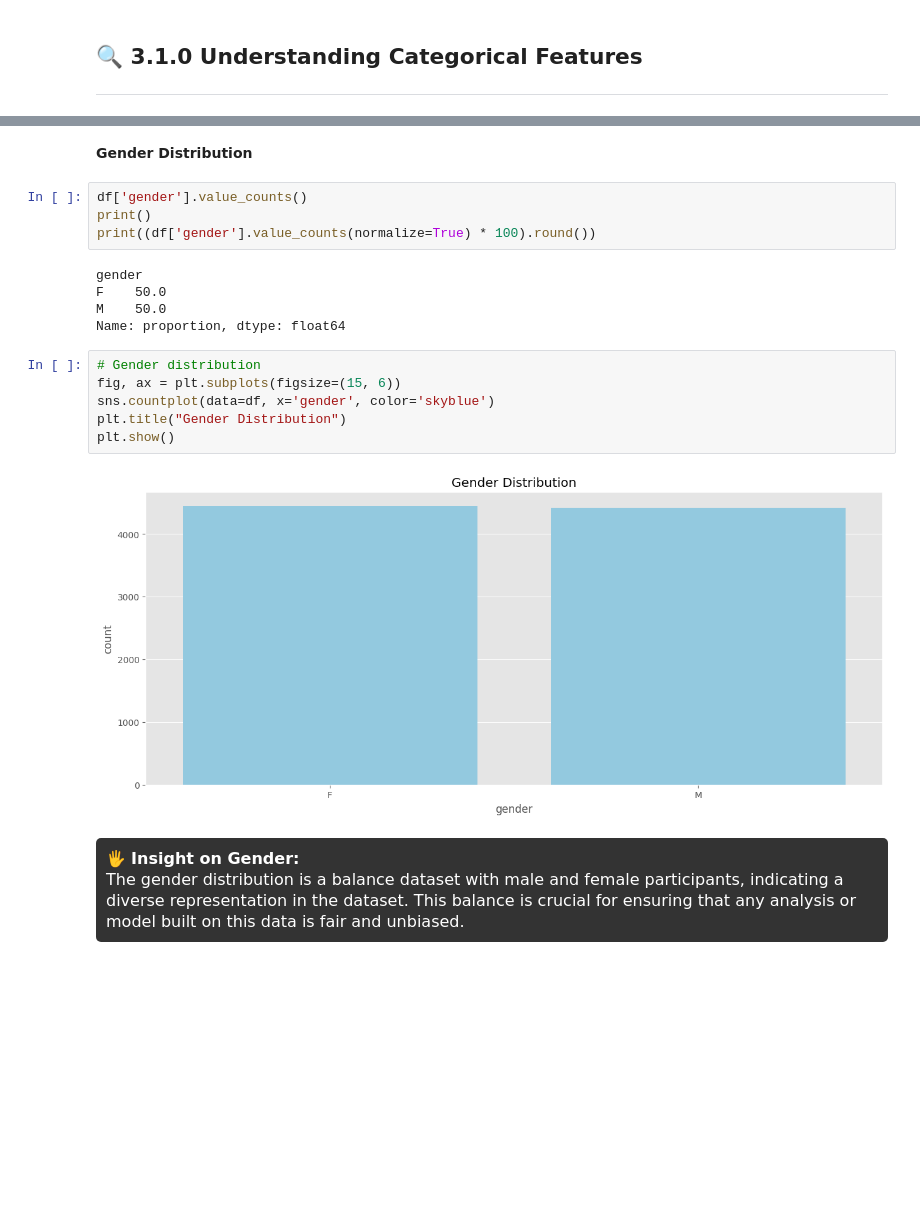
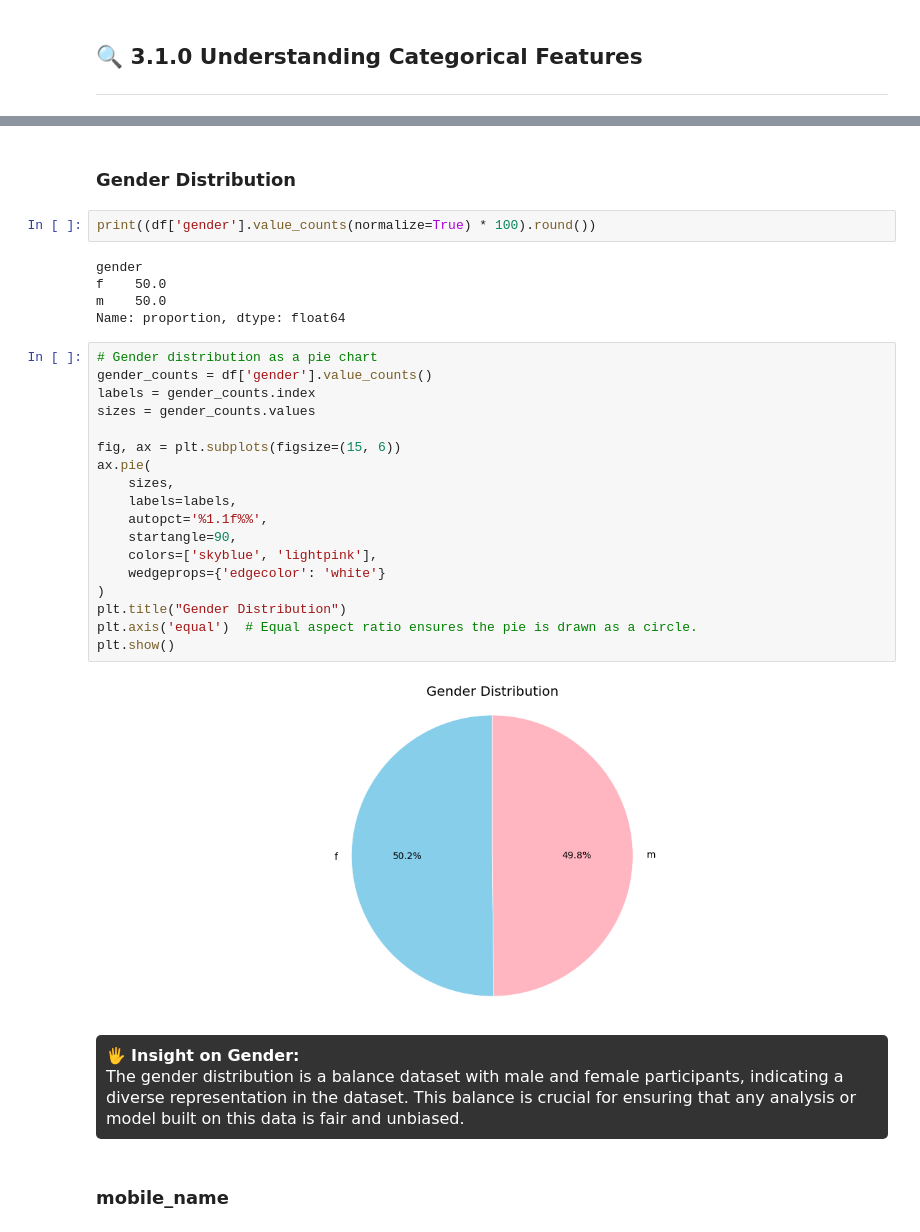
Before and after one commit to TeslimAdeyanju/14-Portfolio-SDS-CP026-retail-pulse, a Jupyter notebook: submissions/team/Teslim-Adeyanju/teslim-adeyanju-retail-pulse-note.ipynb, the cells around one changed output, grey strips where cells are left out. Cells and saved outputs as stored; diff of their text form; blank space fills up the shorter version.

```diff
--- a/submissions/team/Teslim-Adeyanju/teslim-adeyanju-retail-pulse-note.ipynb
+++ b/submissions/team/Teslim-Adeyanju/teslim-adeyanju-retail-pulse-note.ipynb
@@ -355,25 +364,37 @@ Name: proportion, dtype: float64
 # %% [markdown]
-**Gender Distribution**
+### Gender Distribution
 # %%
-df['gender'].value_counts()
-print()
 print((df['gender'].value_counts(normalize=True) * 100).round())
 # %% [output]
 gender
-F    50.0
-M    50.0
+f    50.0
+m    50.0
 Name: proportion, dtype: float64
 # %%
-# Gender distribution
+# Gender distribution as a pie chart
+gender_counts = df['gender'].value_counts()
+labels = gender_counts.index
+sizes = gender_counts.values
+
 fig, ax = plt.subplots(figsize=(15, 6))
-sns.countplot(data=df, x='gender', color='skyblue')
+ax.pie(
+    sizes,
+    labels=labels,
+    autopct='%1.1f%%',
+    startangle=90,
+    colors=['skyblue', 'lightpink'],
+    wedgeprops={'edgecolor': 'white'}
+)
 plt.title("Gender Distribution")
+plt.axis('equal')  # Equal aspect ratio ensures the pie is drawn as a circle.
 plt.show()
 # %% [output]
-[figure, old version]
+[figure, new version]
 # %% [markdown]
 <div style="font-family: Avenir, sans-serif; font-size: 16px; line-height: 1.6; color: white; background-color: #333; padding: 10px; border-radius: 5px;">
 🖐️ <strong>Insight on Gender:</strong><br>
 The gender  distribution is a balance dataset with male and female participants, indicating a diverse representation in the dataset. This balance is crucial for ensuring that any analysis or model built on this data is fair and unbiased.
 
 </div>
+# %% [markdown]
+### mobile_name
```
Also changed, not shown: parts of 24 cells of this notebook.
